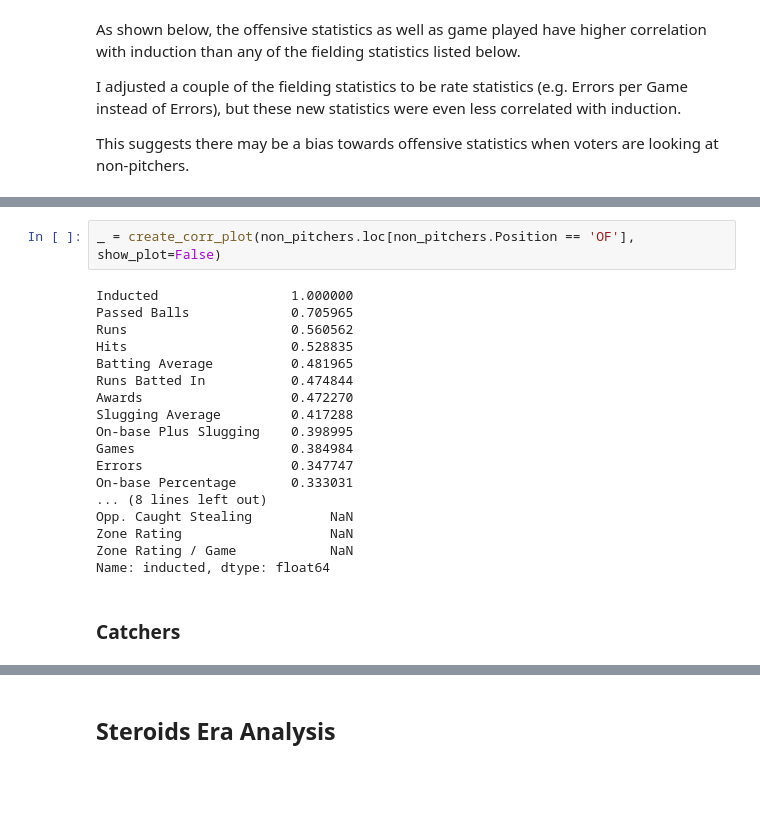
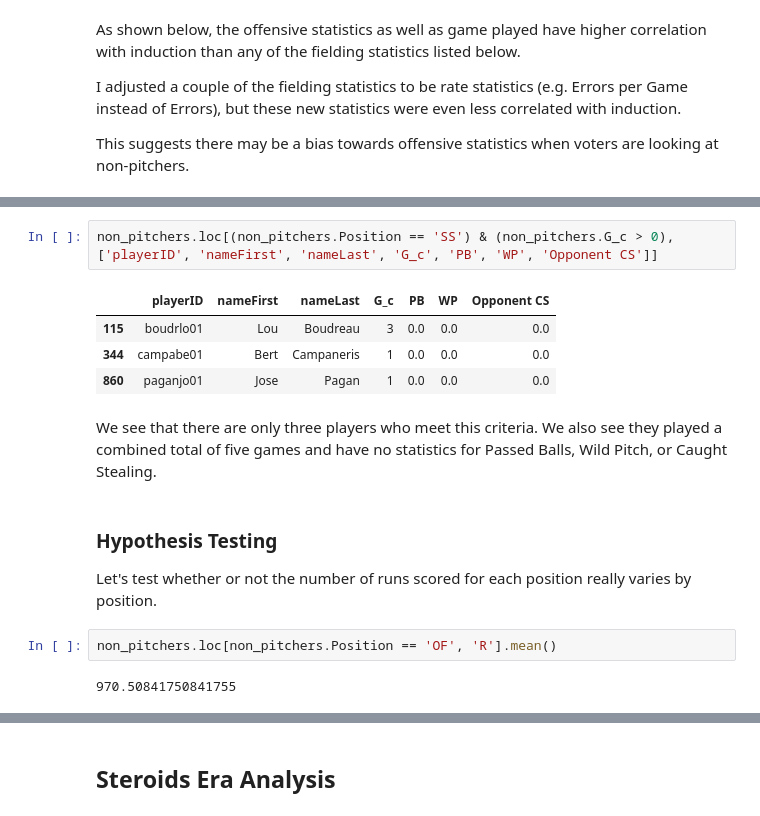
Before and after one commit to hueykwik/baseballhof, a Jupyter notebook: Baseball Hall of Fame Analysis.ipynb, the cells around one changed output, grey strips where cells are left out. Drawn from its saved outputs; the diff is of its cells as text; blank space fills up the shorter version.

```diff
--- a/Baseball Hall of Fame Analysis.ipynb
+++ b/Baseball Hall of Fame Analysis.ipynb
@@ -500,22 +471,16 @@ TODO: exculde outfielders who played Catcher, ask how many outfielders played ca
+# %%
+non_pitchers.loc[(non_pitchers.Position == 'SS') & (non_pitchers.G_c > 0), ['playerID', 'nameFirst', 'nameLast', 'G_c', 'PB', 'WP', 'Opponent CS']]
+# %% [output]
+|  | playerID | nameFirst | nameLast | G_c | PB | WP | Opponent CS |
+| 115 | boudrlo01 | Lou | Boudreau | 3 | 0.0 | 0.0 | 0.0 |
+| 344 | campabe01 | Bert | Campaneris | 1 | 0.0 | 0.0 | 0.0 |
+| 860 | paganjo01 | Jose | Pagan | 1 | 0.0 | 0.0 | 0.0 |
+# %% [markdown]
+We see that there are only three players who meet this criteria. We also see they played a combined total of five games and have no statistics for Passed Balls, Wild Pitch, or Caught Stealing.
+# %% [markdown]
+### Hypothesis Testing
+Let's test whether or not the number of runs scored for each position really varies by position.
 # %%
-_ = create_corr_plot(non_pitchers.loc[non_pitchers.Position == 'OF'], show_plot=False)
+non_pitchers.loc[non_pitchers.Position == 'OF', 'R'].mean()
 # %% [output]
-Inducted                 1.000000
-Passed Balls             0.705965
-Runs                     0.560562
-Hits                     0.528835
-Batting Average          0.481965
-Runs Batted In           0.474844
-Awards                   0.472270
-Slugging Average         0.417288
-On-base Plus Slugging    0.398995
-Games                    0.384984
-Errors                   0.347747
-On-base Percentage       0.333031
-... (8 lines left out)
-Opp. Caught Stealing          NaN
-Zone Rating                   NaN
-Zone Rating / Game            NaN
-Name: inducted, dtype: float64
+970.50841750841755
-# %% [markdown]
-### Catchers
```
Also changed, not shown: parts of 42 cells of this notebook, 1 other file.
